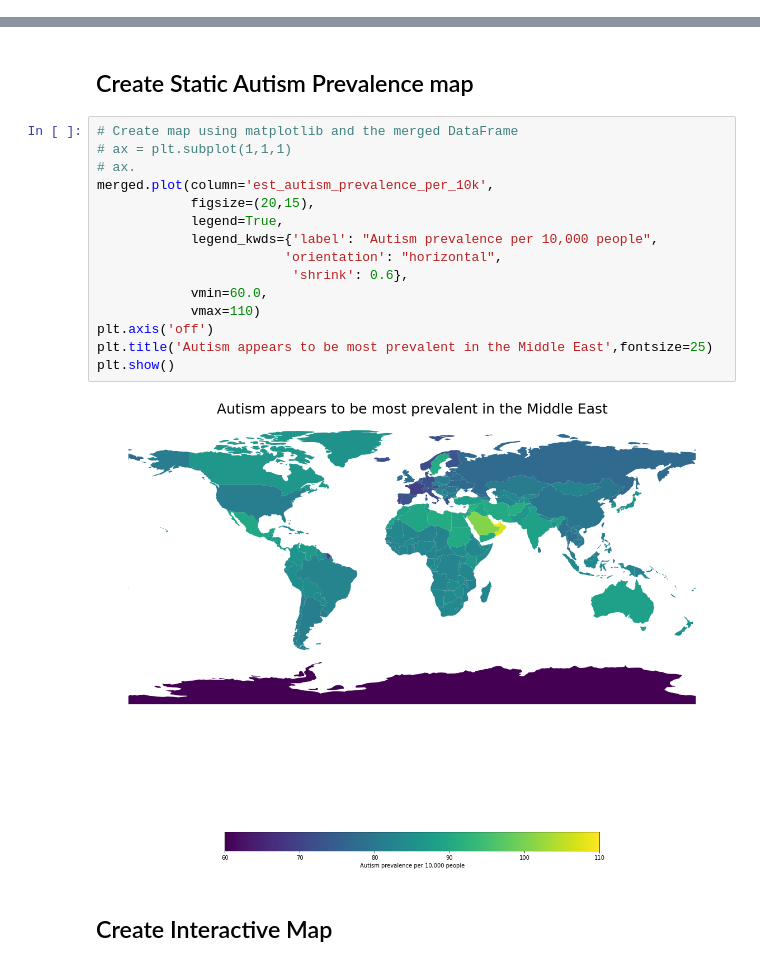
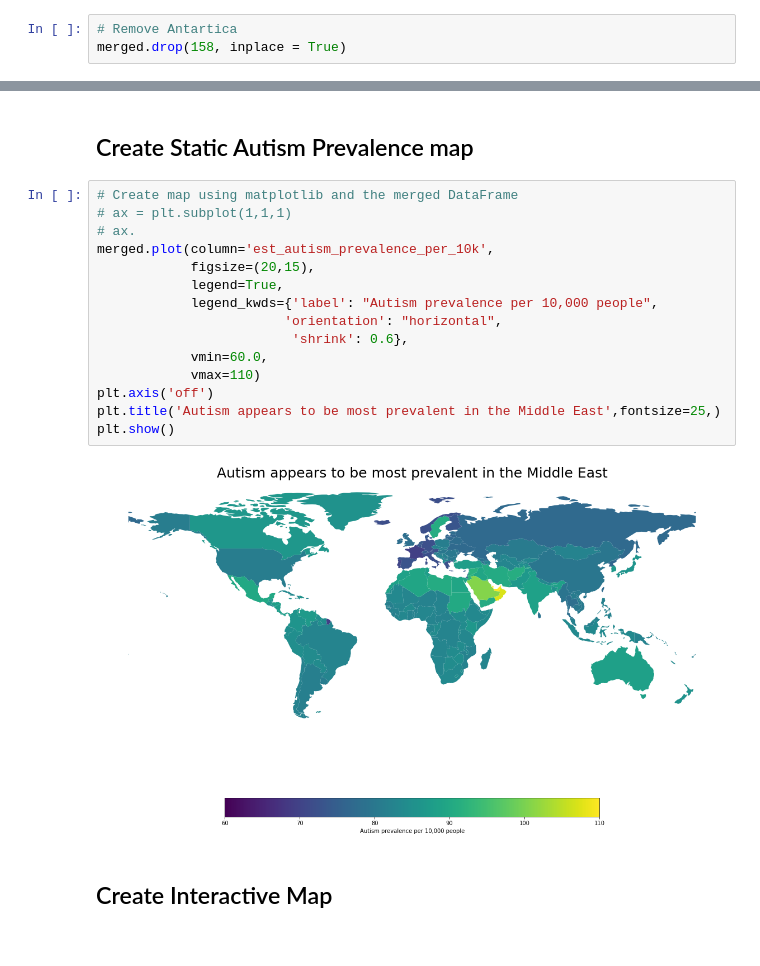
Before and after one commit to ADWilk19/autism_employment, a Jupyter notebook: notebooks/world_autism_prevalence_map_notes.ipynb, the cells around one changed output, grey strips where cells are left out. Saved outputs shown, nothing was run; the diff lists cells and outputs as text.

Commit message:
Experimenting with visuals

```diff
--- a/notebooks/world_autism_prevalence_map_notes.ipynb
+++ b/notebooks/world_autism_prevalence_map_notes.ipynb
@@ -63,6 +63,9 @@ merged.drop('name_y', axis=1, inplace=True)
 # %%
 # Rename name_x column
 merged.rename(columns = {'name_x':'name'}, inplace = True)
+# %%
+# Remove Antartica
+merged.drop(158, inplace = True)
 # %%
 # Check DataFrame changes
 merged.head()
@@ -80,20 +83,20 @@ merged.to_csv('/Users/alexwilkinson/code/ADWilk19/autism_employment/raw_data/wor
 # %%
 # Create map using matplotlib and the merged DataFrame
 # ax = plt.subplot(1,1,1)
 # ax.
 merged.plot(column='est_autism_prevalence_per_10k',
             figsize=(20,15),
             legend=True,
             legend_kwds={'label': "Autism prevalence per 10,000 people",
                         'orientation': "horizontal",
                          'shrink': 0.6},
             vmin=60.0,
             vmax=110)
 plt.axis('off')
-plt.title('Autism appears to be most prevalent in the Middle East',fontsize=25)
+plt.title('Autism appears to be most prevalent in the Middle East',fontsize=25,)
 plt.show()
 # %% [output]
-[figure, old version]
+[figure, new version]
 # %% [markdown]
 ## Create Interactive Map
 # %%
```
Also changed, not shown: parts of 7 cells of this notebook, 1 other file.
